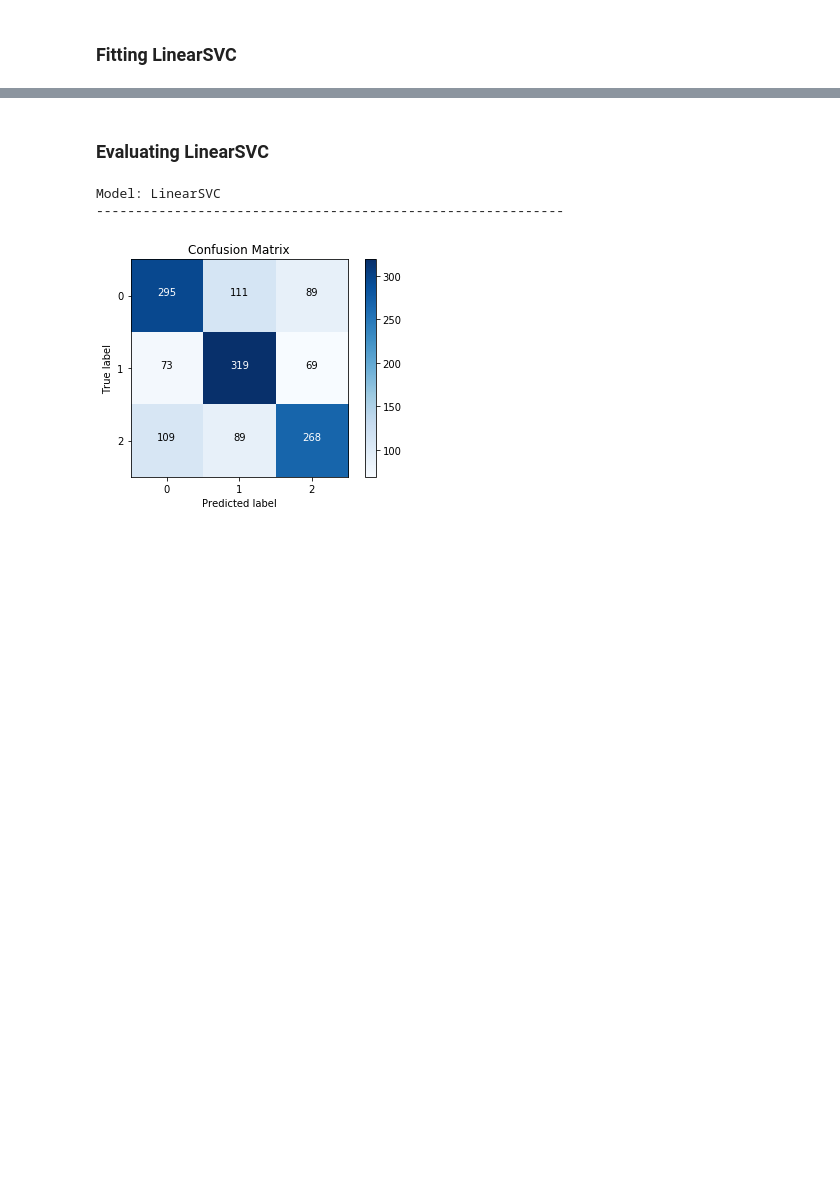
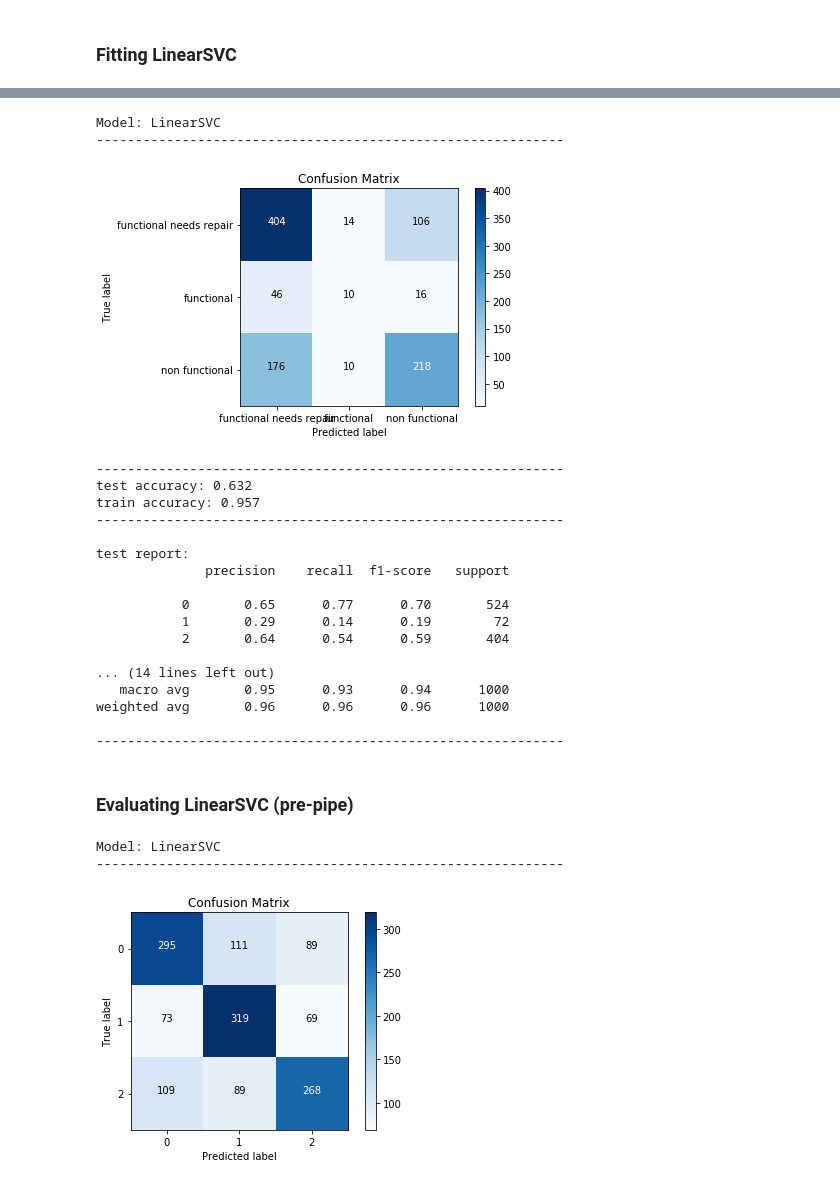
Before and after one commit to jneums/tanzania, a Jupyter notebook: notebooks/model.ipynb, the cells around one changed output, grey strips where cells are left out. Saved outputs shown, nothing was run; the diff lists cells and outputs as text; code cells hidden in the pictures; blank space fills up the shorter version.

Commit message:
modeling

```diff
--- a/notebooks/model.ipynb
+++ b/notebooks/model.ipynb
@@ -222,3 +237,0 @@ y_sampled_df = sampled_df['target']
-# %%
-# split sampled data
-X_train, X_test, y_train, y_test = train_test_split(X_sampled_df, y_sampled_df, test_size=.3, random_state=42)
@@ -257,12 +286,35 @@ LinearSVC is another (faster) implementation of Support Vector Classification fo
+# %%
+preprocessor_params =  {
+    'preprocessor__gps_transformer__lat_long_imputer__method': ['custom', 'mean', 'median'],
+    'preprocessor__gps_transformer__gps_height_imputer__method': ['custom', 'mean', 'median'],
+    'preprocessor__gps_transformer__population_imputer__method': ['custom', 'mean', 'median'],
+    'preprocessor__construction_year__transform__method': ['custom', 'mean', 'median'],
+    'preprocessor__high_card__impute__missing_values': [np.nan],
+    'preprocessor__high_card__impute__strategy': ['mean', 'most_frequent', 'constant'],
+    'preprocessor__other_high_card__impute__missing_values': [np.nan],
+    'preprocessor__other_high_card__impute__strategy': ['mean', 'most_frequent', 'constant'],
+    'preprocessor__scheme_management__impute__missing_values': [np.nan],
+    'preprocessor__scheme_management__impute__strategy': ['mean', 'most_frequent', 'constant'],
+    'preprocessor__scheme_name__impute__missing_values': [np.nan],
+    'preprocessor__scheme_name__impute__strategy': ['mean', 'most_frequent', 'constant'],
+    'preprocessor__cat__impute__missing_values': [np.nan],
+    'preprocessor__cat__impute__strategy': ['mean', 'most_frequent', 'constant'],
+    'preprocessor__district_code__impute__missing_values': [np.nan],
+    'preprocessor__district_code__impute__strategy': ['mean', 'most_frequent', 'constant'],
+    'preprocessor__extraction__impute__missing_values': [np.nan],
+    'preprocessor__extraction__impute__strategy': ['mean', 'most_frequent', 'constant'],
+}
 # %%
 lsvc_params = {
-    #
     'model__C': [.1, 1, 10],
-    'model__tol': [1,0.1,0.01],
-    'model__max_iter': [100000],
+    'model__tol': [1,0.1,0.01, 0.001],
+    'model__max_iter': [10000, 20000],
+    'model__dual': [False],
     'model__penalty': ['l1', 'l2'],
-    'model__multi_class': ['ovr']
+    'model__multi_class': ['ovr', 'crammer_singer']
 }
+
+lsvc_params.update(preprocessor_params)
 
 # Best parameter (CV score=0.630):
 # {'model__C': 0.1, 'model__max_iter': 100000, 'model__multi_class': 'crammer_singer', 'model__penalty': 'l1', 'model__tol': 0.1}
@@ -271,7 +336,8 @@ lsvc_params = {
 # %%
 from sklearn.svm import LinearSVC
 
-lsvc = { 'model': LinearSVC(random_state=42), 'params': lsvc_params }
-
-lsvc_test_preds, lsvc_train_preds = fit_predict(lsvc, X_train, X_test, y_train, y_test)
+lsvc = {'model': LinearSVC(random_state=42), 'params': lsvc_params }
+sample_size = 100
+lsvc_test_preds, lsvc_train_preds, lsvc_pipeline = fit_predict(
+    lsvc, X_train[:sample_size], X_test[:sample_size], y_train[:sample_size], y_test[:sample_size])
 # %% [output]
@@ -284,5 +350,28 @@ Best parameter (CV score=0.622):
+# %%
+metrics('LinearSVC', y_train[:sample_size], y_test[:sample_size], lsvc_train_preds, lsvc_test_preds)
+# %% [output]
+Model: LinearSVC
+------------------------------------------------------------
+[figure, added]
+------------------------------------------------------------
+test accuracy: 0.632
+train accuracy: 0.957
+------------------------------------------------------------
+
+test report:
+              precision    recall  f1-score   support
+
+           0       0.65      0.77      0.70       524
+           1       0.29      0.14      0.19        72
+           2       0.64      0.54      0.59       404
+
+... (14 lines left out)
+   macro avg       0.95      0.93      0.94      1000
+weighted avg       0.96      0.96      0.96      1000
+
+------------------------------------------------------------
 # %% [markdown]
-### Evaluating LinearSVC
+### Evaluating LinearSVC (pre-pipe)
 # %%
 metrics('LinearSVC', y_train, y_test, lsvc_train_preds, lsvc_test_preds)
 # %% [output]
```
Also changed, not shown: parts of 29 cells of this notebook, 4 other files.
